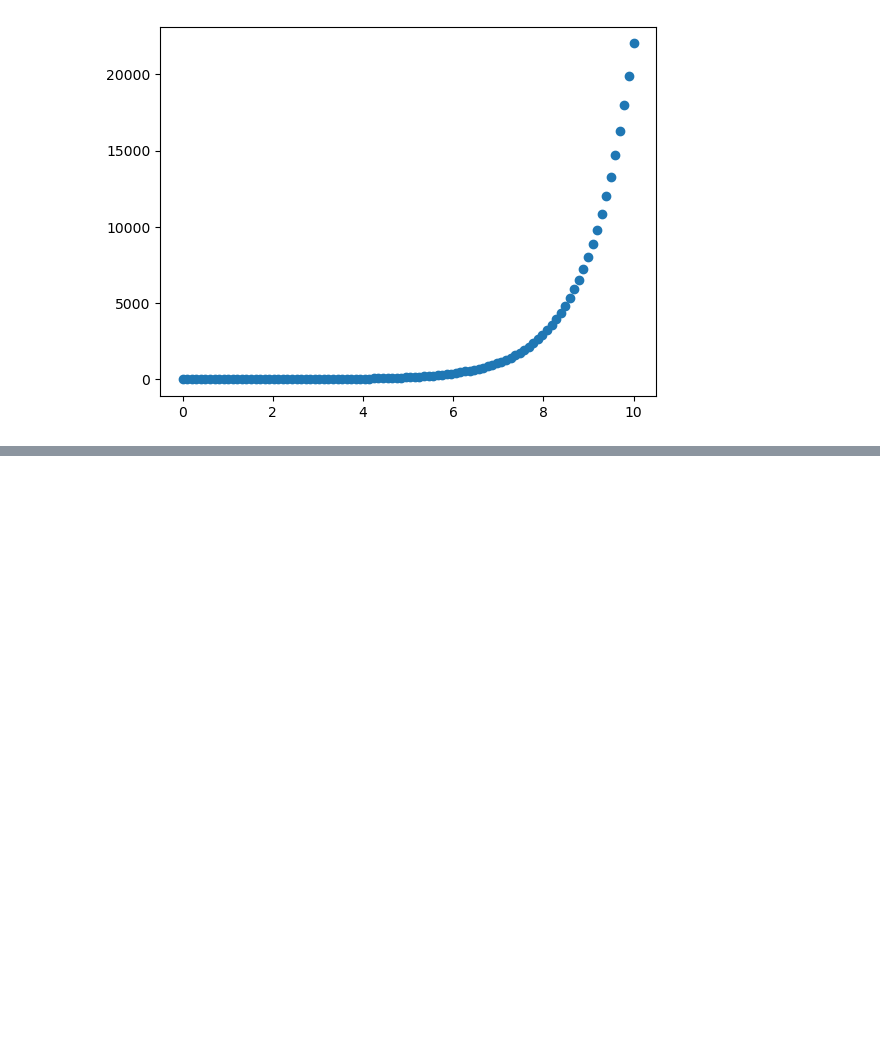
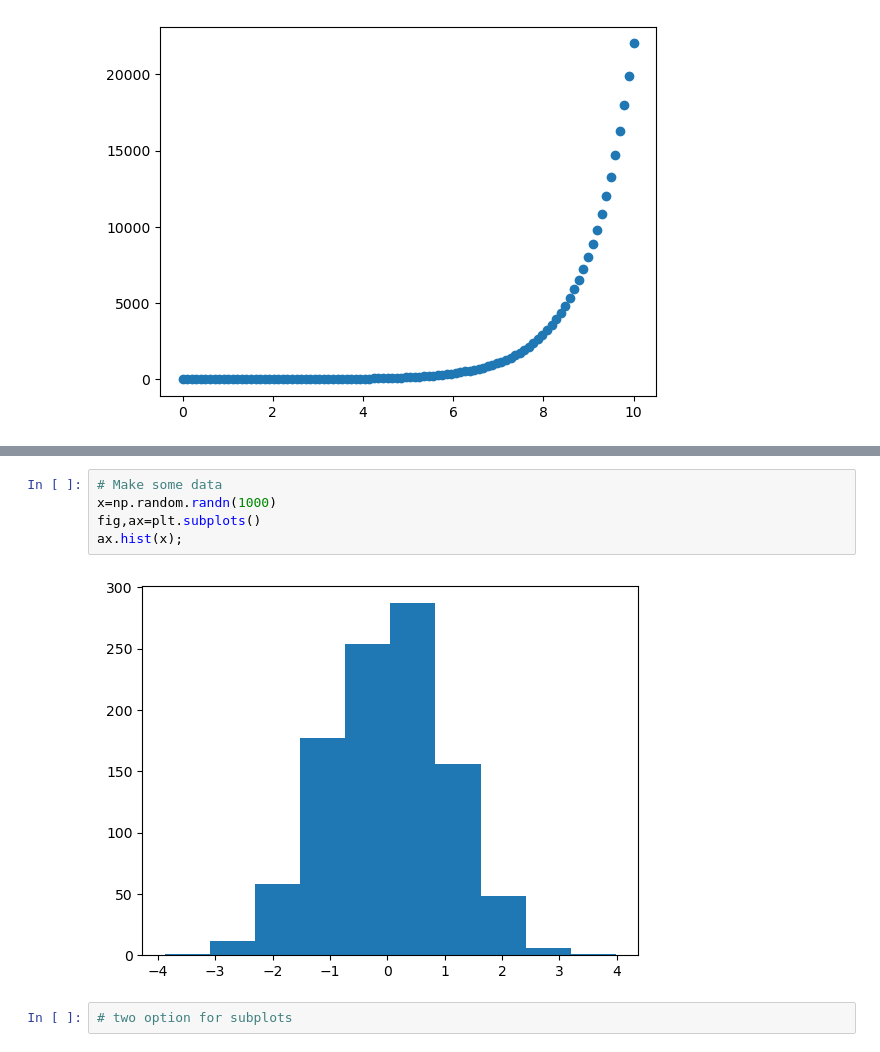
Before and after one commit to Asmit-Dhakal/Machine_Learning, a Jupyter notebook: Introduction to matplotlib library.ipynb, the cells around one changed output, grey strips where cells are left out. Saved outputs shown, nothing was run; the diff lists cells and outputs as text; blank space fills up the shorter version.

```diff
--- a/Introduction to matplotlib library.ipynb
+++ b/Introduction to matplotlib library.ipynb
@@ -94,0 +112,9 @@ ax.scatter(x,np.exp(x));
+# %%
+# Make some data
+x=np.random.randn(1000)
+fig,ax=plt.subplots()
+ax.hist(x);
+# %% [output]
+[figure, added]
+# %%
+# two option for subplots
```
Also changed, not shown: parts of 3 cells of this notebook.
